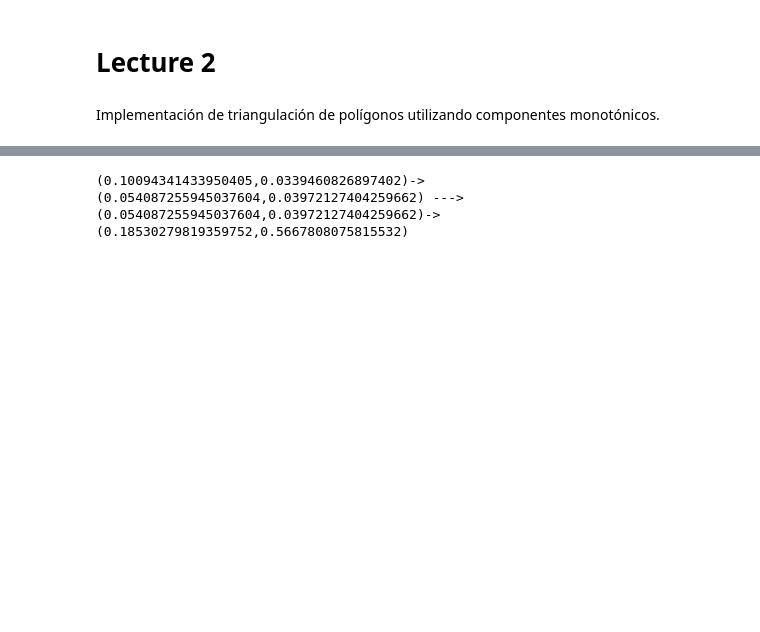
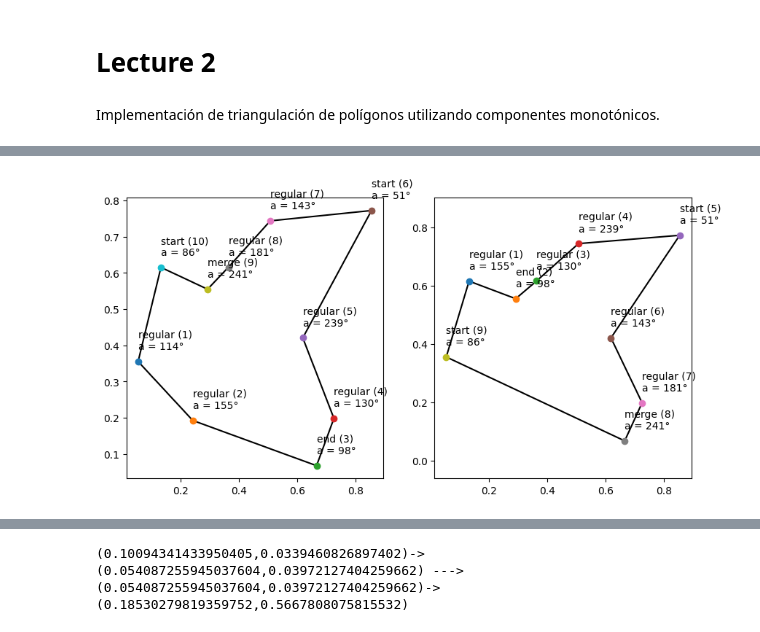
Before and after one commit to JUANITOTELO/Geometry, a Jupyter notebook: week5.ipynb, the cells around one changed output, grey strips where cells are left out. Cells and saved outputs as stored; diff of their text form; code cells hidden in the pictures; blank space fills up the shorter version.

```diff
--- a/week5.ipynb
+++ b/week5.ipynb
@@ -126,3 +126,41 @@ plt.show()
+# %%
+vs = generate_clockwise_polygon(10)
+vs_segments = [[vs[i],vs[i+1]] for i in range(len(vs)-1)]+[[vs[-1],vs[0]]]
+
+fig, ax = plt.subplots(1,2,figsize=(10,5))
+types = []
+c=1
+for i in vs_segments:
+    ax[0].plot([i[0][0],i[1][0]],[i[0][1],i[1][1]],'k')
+for i in range(len(vs)-1,-1,-1):
+    ax[0].plot(vs[i][0],vs[i][1],'o')
+    t,a = type(vs[i-1],vs[i],vs[(i+1)%len(vs)])
+    types.append(t)
+    ax[0].text(vs[i][0],vs[i][1],f"{t} ({c})\na = {a:.0f}°\n")
+    # arc = Arc((vs[i][0],vs[i][1]),0.1,0.1, theta1=0, theta2=a, color='r')
+    # plt.gca().add_patch(arc)
+    c += 1
+
+new_vs = []
+for i in range(len(vs)-1,-1,-1):
+    if types[i] != 'split' and types[i] != 'merge':
+        new_vs.append(vs[i])
+vs_segments = [[new_vs[i],new_vs[i+1]] for i in range(len(new_vs)-1)]+[[new_vs[-1],new_vs[0]]]
+# print(new_vs)
+# print(new_vs_segments)
+for i in vs_segments:
+    ax[1].plot([i[0][0],i[1][0]],[i[0][1],i[1][1]],'k')
+c = 1
+for i in range(len(new_vs)-1,-1,-1):
+    ax[1].plot(new_vs[i][0],new_vs[i][1],'o')
+    t,a = type(vs[i-1],vs[i],vs[(i+1)%len(vs)])
+    ax[1].text(new_vs[i][0],new_vs[i][1],f"{t} ({c})\na = {a:.0f}°\n")
+    c+=1
+
+plt.axis('equal')
+plt.show()
+# %% [output]
+[figure, added]
 # %%
 # test
 import matplotlib.pyplot as plt
```
Also changed, not shown: parts of 3 cells of this notebook, 1 other file.
